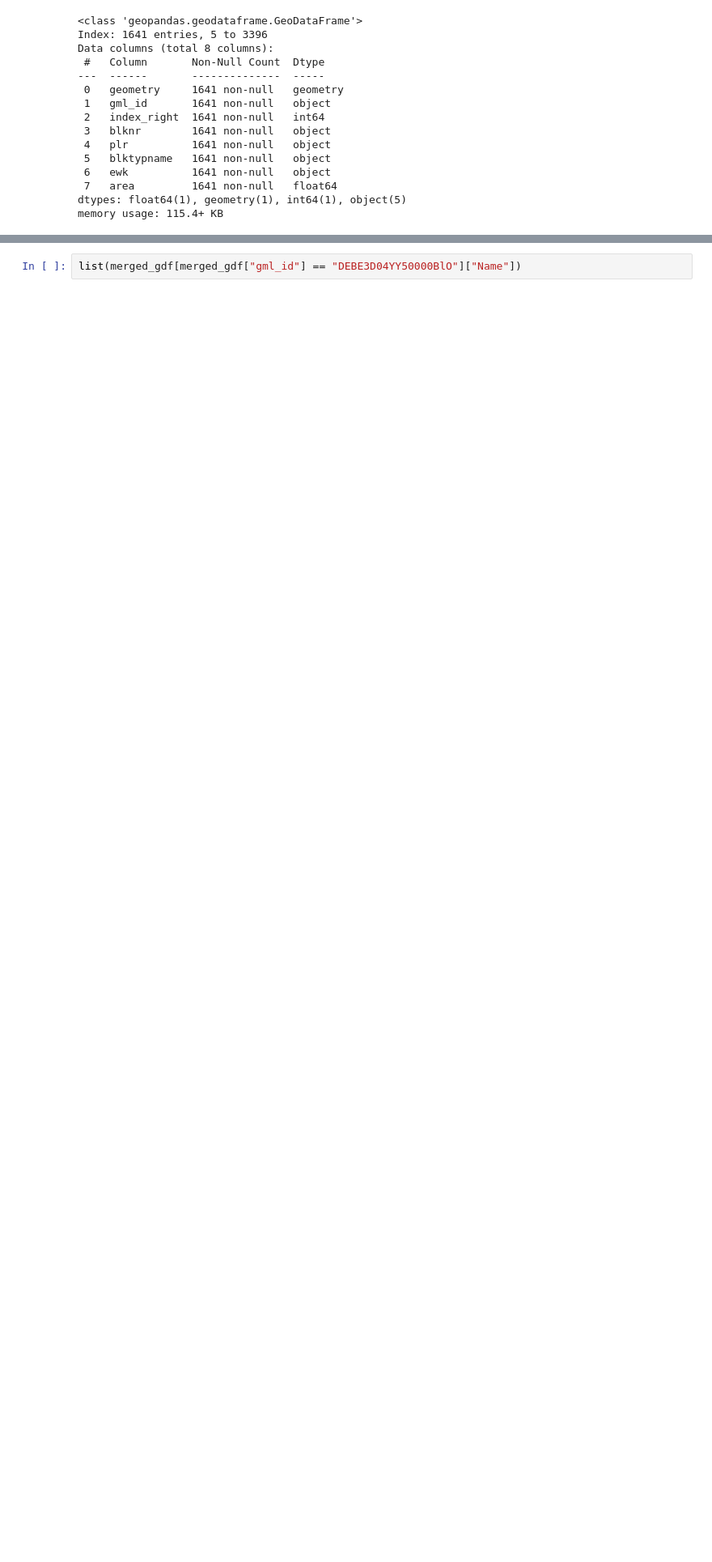
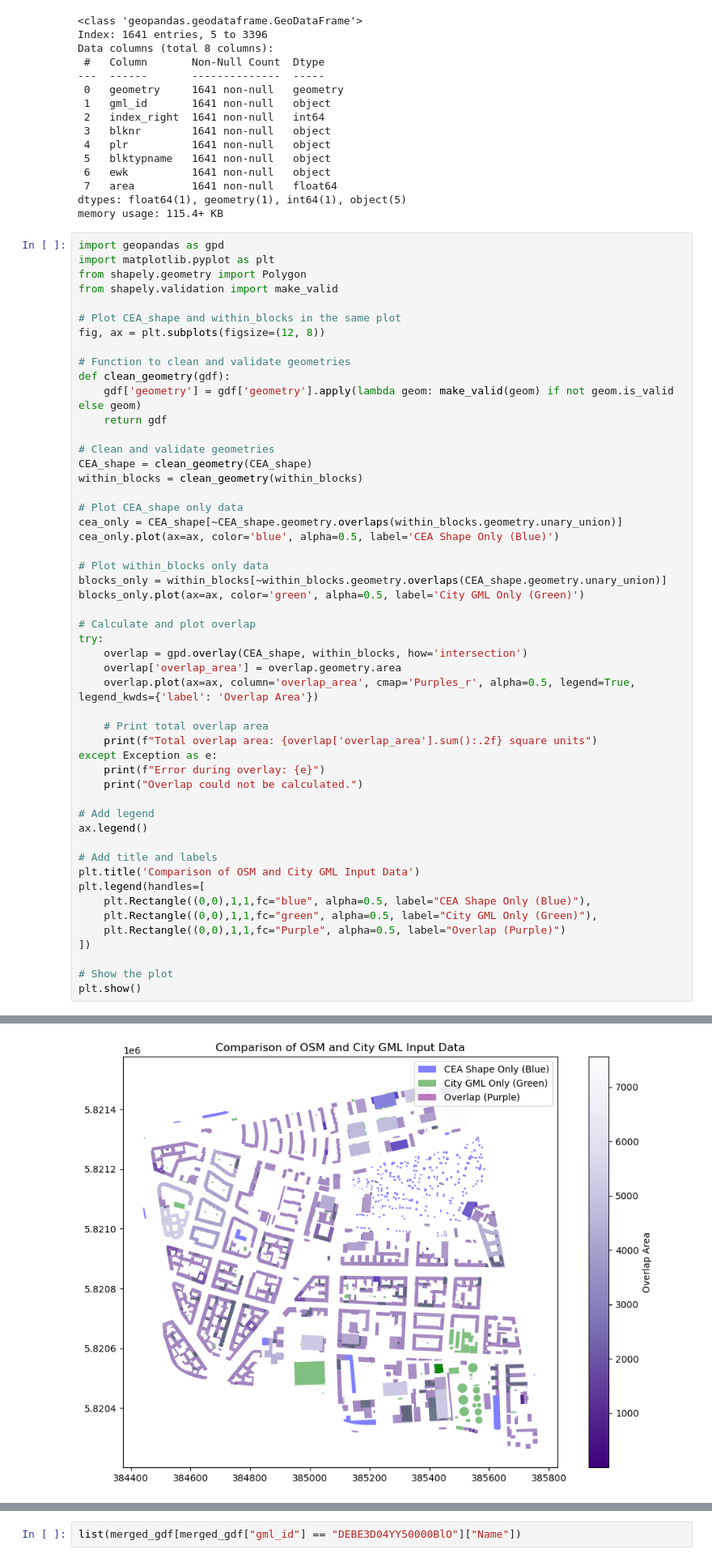
Before and after one commit to TUB-DVG/TECDEM, a Jupyter notebook: updated_evaluation.ipynb, the cells around one changed output, grey strips where cells are left out. Shown at 81% size. Cells and saved outputs as stored; diff of their text form; blank space fills up the shorter version.

Commit message:
Code and Data for evaluation

```diff
--- a/updated_evaluation.ipynb
+++ b/updated_evaluation.ipynb
@@ -238,3 +238,55 @@ Data columns (total 8 columns):
  7   area         1641 non-null   float64
 dtypes: float64(1), geometry(1), int64(1), object(5)
 memory usage: 115.4+ KB
+# %%
+import geopandas as gpd
+import matplotlib.pyplot as plt
+from shapely.geometry import Polygon
+from shapely.validation import make_valid
+
+# Plot CEA_shape and within_blocks in the same plot
+fig, ax = plt.subplots(figsize=(12, 8))
+
+# Function to clean and validate geometries
+def clean_geometry(gdf):
+    gdf['geometry'] = gdf['geometry'].apply(lambda geom: make_valid(geom) if not geom.is_valid else geom)
+    return gdf
+
+# Clean and validate geometries
+CEA_shape = clean_geometry(CEA_shape)
+within_blocks = clean_geometry(within_blocks)
+
+# Plot CEA_shape only data
+cea_only = CEA_shape[~CEA_shape.geometry.overlaps(within_blocks.geometry.unary_union)]
+cea_only.plot(ax=ax, color='blue', alpha=0.5, label='CEA Shape Only (Blue)')
+
+# Plot within_blocks only data
+blocks_only = within_blocks[~within_blocks.geometry.overlaps(CEA_shape.geometry.unary_union)]
+blocks_only.plot(ax=ax, color='green', alpha=0.5, label='City GML Only (Green)')
+
+# Calculate and plot overlap
+try:
+    overlap = gpd.overlay(CEA_shape, within_blocks, how='intersection')
+    overlap['overlap_area'] = overlap.geometry.area
+    overlap.plot(ax=ax, column='overlap_area', cmap='Purples_r', alpha=0.5, legend=True, legend_kwds={'label': 'Overlap Area'})
+
+    # Print total overlap area
+    print(f"Total overlap area: {overlap['overlap_area'].sum():.2f} square units")
+except Exception as e:
+    print(f"Error during overlay: {e}")
+    print("Overlap could not be calculated.")
+
+# Add legend
+ax.legend()
+
+# Add title and labels
+plt.title('Comparison of OSM and City GML Input Data')
+plt.legend(handles=[
+    plt.Rectangle((0,0),1,1,fc="blue", alpha=0.5, label="CEA Shape Only (Blue)"),
+    plt.Rectangle((0,0),1,1,fc="green", alpha=0.5, label="City GML Only (Green)"),
+    plt.Rectangle((0,0),1,1,fc="Purple", alpha=0.5, label="Overlap (Purple)")
+])
+
+# Show the plot
+plt.show()
+# %% [output]
@@ -240,0 +303 @@ memory usage: 115.4+ KB
+[figure, added]
```
Also changed, not shown: parts of 30 cells of this notebook, 15 other files.
